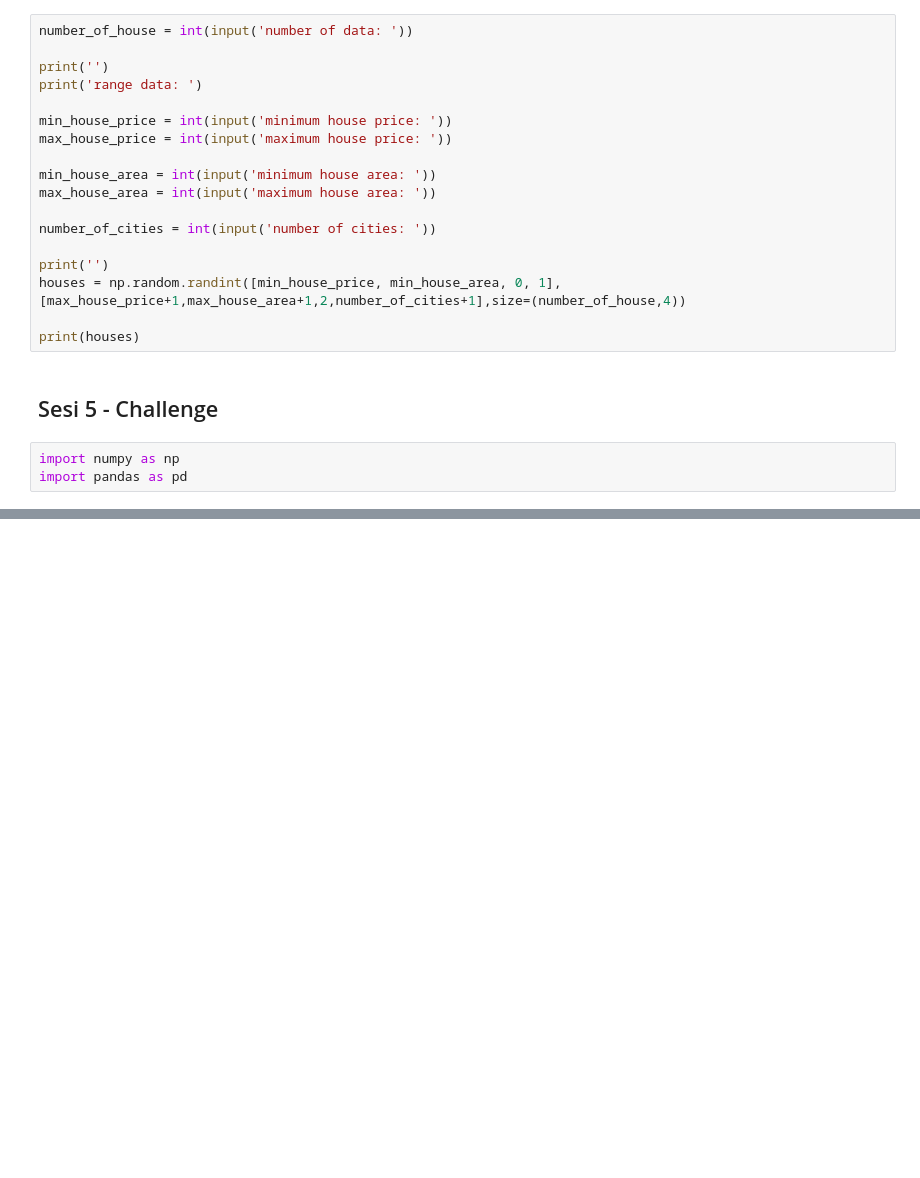
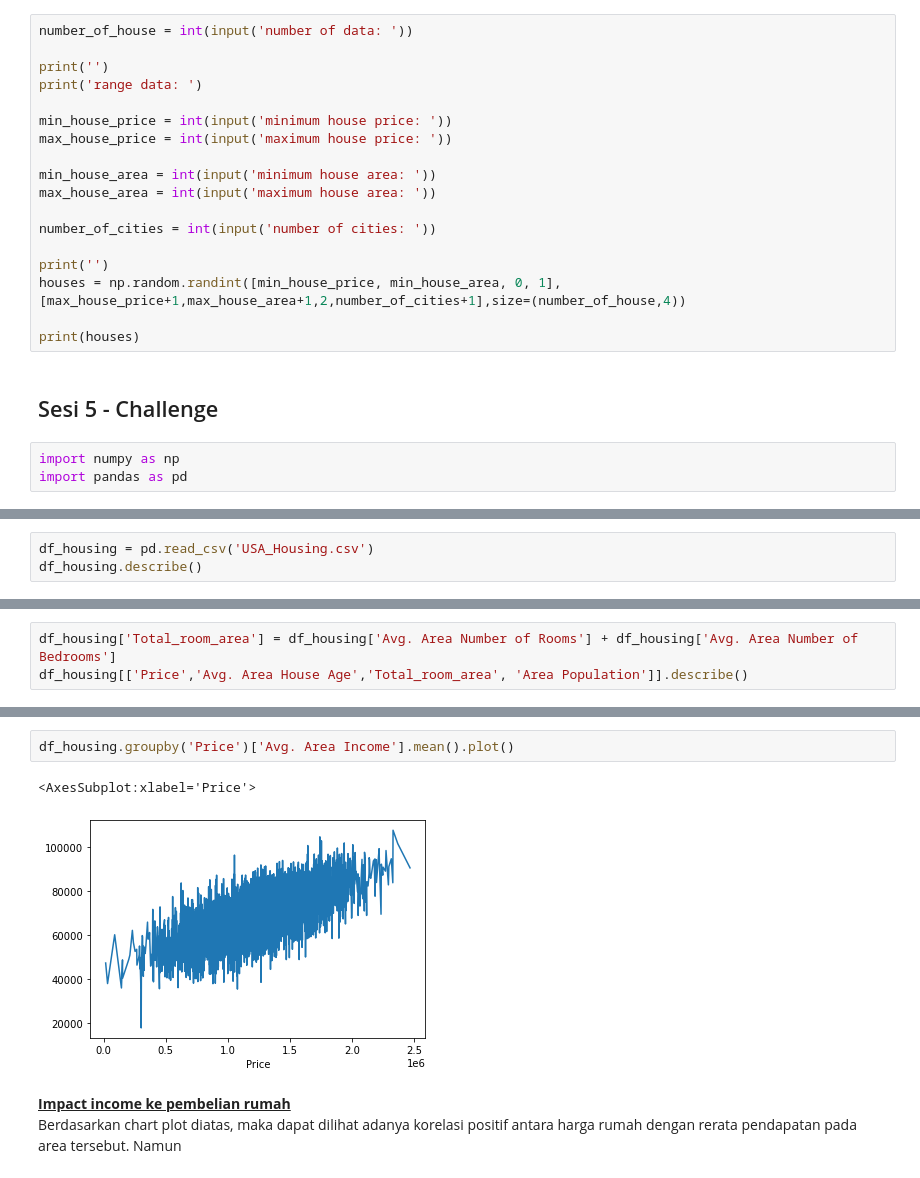
Before and after one commit to reshadirga/H8_PYTN057ONL, a Jupyter notebook: PYTN057ONL Challanges.ipynb, the cells around one changed output, grey strips where cells are left out. Cells and saved outputs as stored; diff of their text form; blank space fills up the shorter version.

```diff
--- a/PYTN057ONL Challanges.ipynb
+++ b/PYTN057ONL Challanges.ipynb
@@ -258,0 +200,3 @@ a.groupby('age')['Total_Grade'].median().plot()
+# %%
+df_housing = pd.read_csv('USA_Housing.csv')
+df_housing.describe()
@@ -258,0 +230,3 @@ a.groupby('age')['Total_Grade'].median().plot()
+# %%
+df_housing['Total_room_area'] = df_housing['Avg. Area Number of Rooms'] + df_housing['Avg. Area Number of Bedrooms']
+df_housing[['Price','Avg. Area House Age','Total_room_area', 'Area Population']].describe()
@@ -258,0 +245,7 @@ a.groupby('age')['Total_Grade'].median().plot()
+# %%
+df_housing.groupby('Price')['Avg. Area Income'].mean().plot()
+# %% [output]
+<AxesSubplot:xlabel='Price'>
+[figure, added]
+# %% [markdown]
+<p><b><u>Impact income ke pembelian rumah</u></b><br>Berdasarkan chart plot diatas, maka dapat dilihat adanya korelasi positif antara harga rumah dengan rerata pendapatan pada area tersebut. Namun </p>
```
Also changed, not shown: parts of 19 cells of this notebook, 1 other file.
